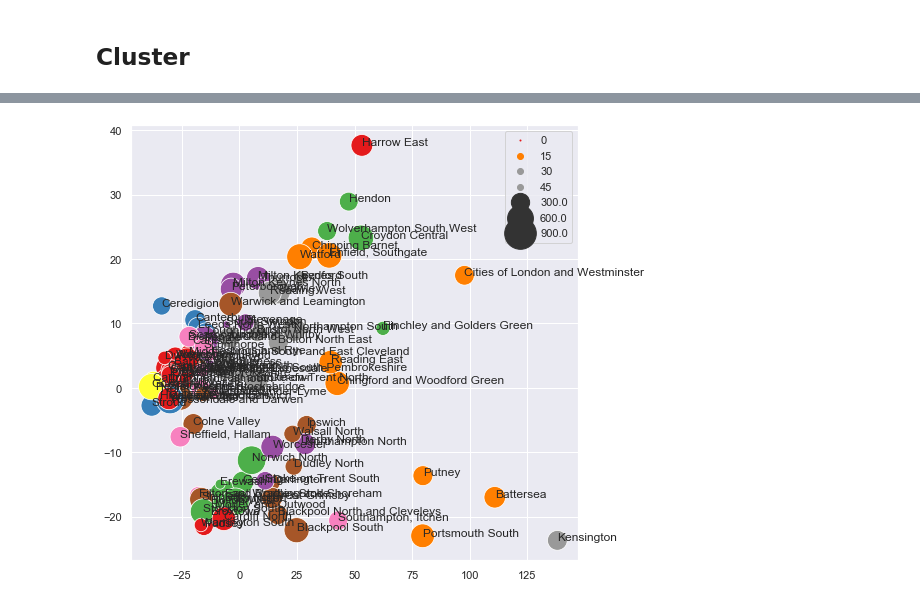
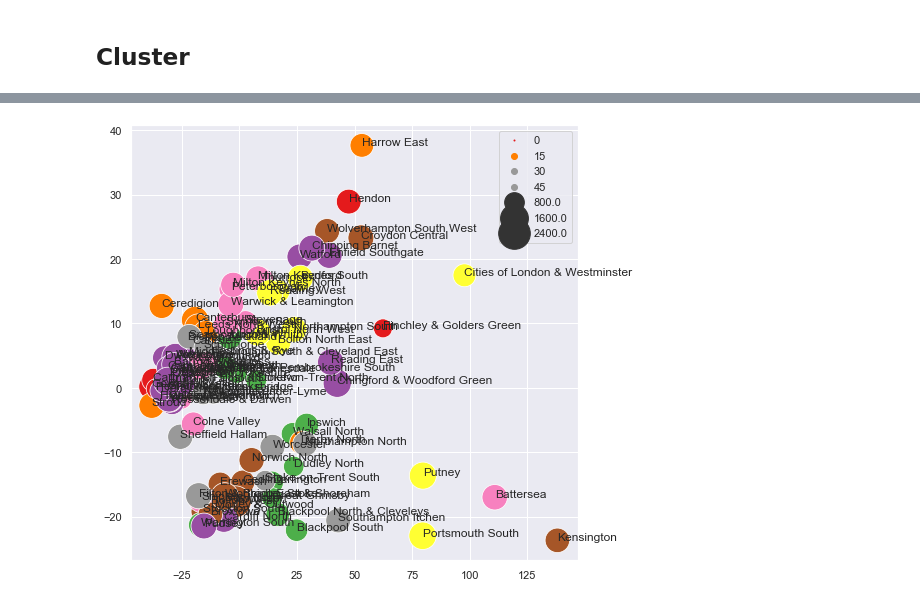
Before and after one commit to velocirobbie/labour-campaigns, a Jupyter notebook: cutoff_compare.ipynb, the cells around one changed output, grey strips where cells are left out. Saved outputs shown, nothing was run; the diff lists cells and outputs as text; code cells hidden in the pictures.

```diff
--- a/cutoff_compare.ipynb
+++ b/cutoff_compare.ipynb
@@ -161,19 +175,21 @@ uns = calc_campaign_conf(demographic_data, scores['uns'])
 mrp = calc_campaign_conf(demographic_data, scores['mrp'])
 # %%
 cutoff = 2
+base_cut = calc_campaign_conf(demographic_data, scores['base'],distance_rescale_simple, cutoff)
 diff_cut = calc_campaign_conf(demographic_data, scores['diff'],distance_rescale_simple, cutoff)
 uns_cut  = calc_campaign_conf(demographic_data, scores['uns'],distance_rescale_simple, cutoff)
 mrp_cut  = calc_campaign_conf(demographic_data, scores['mrp'],distance_rescale_simple, cutoff)
 # %%
 cutoff = 2
+base_rescale = calc_campaign_conf(demographic_data, scores['base'],distance_rescale, cutoff)
 diff_rescale = calc_campaign_conf(demographic_data, scores['diff'],distance_rescale, cutoff)
 uns_rescale  = calc_campaign_conf(demographic_data, scores['uns'],distance_rescale, cutoff)
 mrp_rescale  = calc_campaign_conf(demographic_data, scores['mrp'],distance_rescale, cutoff)
 # %%
 results = pd.DataFrame({'constituency': constits_name,
-                        'diff': diff, 'uns': uns, 'mrp': mrp,
-                        'diff_cut': diff_cut, 'uns_cut': uns_cut, 'mrp_cut': mrp_cut,
-                        'diff_rescale': diff_rescale, 'uns_rescale': uns_rescale, 'mrp_rescale': mrp_rescale},
+                        'base':base, 'diff': diff, 'uns': uns, 'mrp': mrp,
+                        'base_cut':base_cut,'diff_cut': diff_cut, 'uns_cut': uns_cut, 'mrp_cut': mrp_cut,
+                        'base_rescale':base_rescale,'diff_rescale': diff_rescale, 'uns_rescale': uns_rescale, 'mrp_rescale': mrp_rescale},
                        index = constits_id)
 results.head(10)
 # %% [output]
@@ -239,14 +266,15 @@ sns.scatterplot(scores['diff'],results['diff_rescale'])
 # %% [markdown]
 This cell is ment to plot constituencies by demographics, then draw lines between constits that contribute to its result.
 # %%
-centre = 'East Worthing and Shoreham'
+#centre = 'Ellesmere Port & Neston'
+centre = 'Lancaster & Fleetwood'
 
-significance_matrix = calc_significance_matrix(demographic_data, uns_17.loc[constits_id]['difference'],distance_rescale,3)
+significance_matrix = calc_significance_matrix(demographic_data, scores['uns'])
 centre_i = constits_name_to_index[centre]
 contributions = significance_matrix[centre_i]
 
 # coi = constits of interest
-coi   = [onsid_from_name(centre,ge17)]
+coi   = [onsid_from_name(centre,election_results[year])]
 linexs = []
 lineys = []
 values = []
@@ -256,7 +284,7 @@ for i in np.flip(np.argsort(np.abs(contributions))[-N:]):
     onsid = demographic_data.index[i]
     coi += [onsid]
     values += [contributions[i]]
-    print(contributions[i],name_from_onsid(onsid,ge17))
+    print(contributions[i],name_from_onsid(onsid,election_results[year]))
 
 from sklearn.manifold import Isomap, LocallyLinearEmbedding, SpectralEmbedding, MDS, TSNE
 embedding = Isomap(n_components=2)
@@ -276,10 +304,10 @@ ax = sns.scatterplot(x=x,y=y)
 for linex,liney,value in zip(linexs,lineys,values):
     plt.plot(linex,liney,linewidth=value*2, color='blue')
 
-val = pd.Series([name_from_onsid(i,ge17) for i in X.index])
+val = pd.Series([name_from_onsid(i,election_results[year]) for i in X.index])
 a = pd.concat({'x': x, 'y': y, 'val': val}, axis=1)
 
 for c in coi:
-    ax.text(x[constits_onsid_to_index[c]], y[constits_onsid_to_index[c]], name_from_onsid(c,ge17))
+    ax.text(x[constits_onsid_to_index[c]], y[constits_onsid_to_index[c]], name_from_onsid(c,election_results[year]))
     #ax.text(point['x']+.001, point['y'], str(point['val']))
 # %% [output]
@@ -308,35 +336,28 @@ Converged after 39 iterations.
 # %%
 X = demographic_data.loc[marginals]
-sizes = results['mrp'].loc[marginals]
+sizes = results['uns'].loc[marginals]
 sizes = np.array(sizes) - min(sizes)
-hues = sizes
 hues = list(pd.Series(clustering.labels_,index=results.index)[marginals])
-
-#X = demographic_data
-#sizes = results['mrp']
 
 from sklearn.manifold import Isomap, LocallyLinearEmbedding, SpectralEmbedding, MDS, TSNE
 
-#embedding = LocallyLinearEmbedding(n_components=2)
 embedding = Isomap(n_components=2)
-#embedding = SpectralEmbedding(n_components=2)
-#embedding = MDS(n_components=2)
 
 X_transformed = embedding.fit_transform(X)
 x = pd.Series(X_transformed[:,0])
 y = pd.Series(X_transformed[:,1])
-val = pd.Series([name_from_onsid(i,ge17) for i in X.index])
-val.index=range(len(X_transformed))
+label = pd.Series([name_from_onsid(i,election_results[year]) for i in X.index])
+label.index=range(len(X_transformed))
 
 plt.figure(figsize=(8,8))
 ax = sns.scatterplot(x=x,y=y,
                      size=sizes, sizes=(1, 1000),
                      hue=hues, palette='Set1')
-a = pd.concat({'x': x, 'y': y, 'val': val}, axis=1)
+a = pd.concat({'x': x, 'y': y, 'label': label}, axis=1)
 for i, point in a.iterrows():
-    ax.text(point['x']+.001, point['y'], str(point['val']))
+    ax.text(point['x']+.001, point['y'], str(point['label']))
 # %% [output]
-[figure, old version]
+[figure, new version]
 # %%
 sns.distplot(sizes)
 # %% [output]
```
Also changed, not shown: parts of 30 cells of this notebook.
